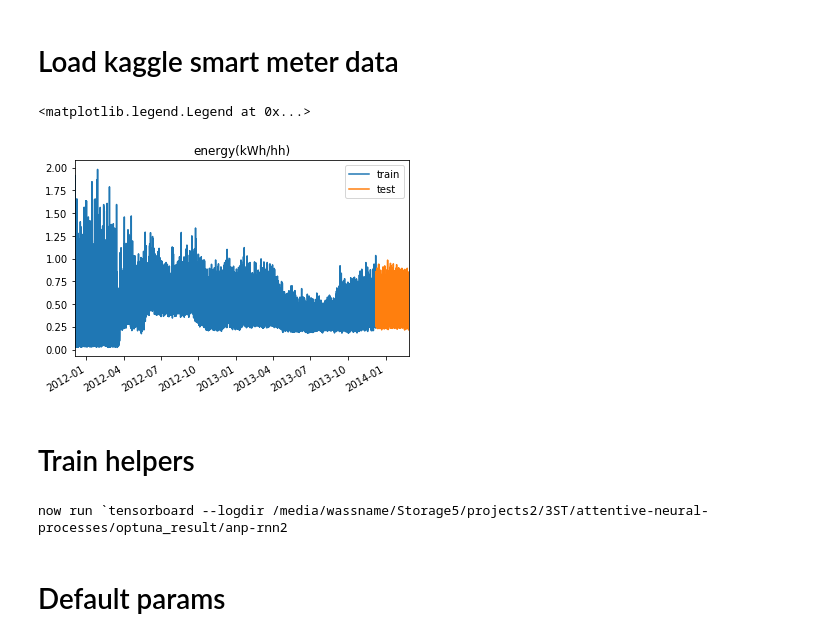
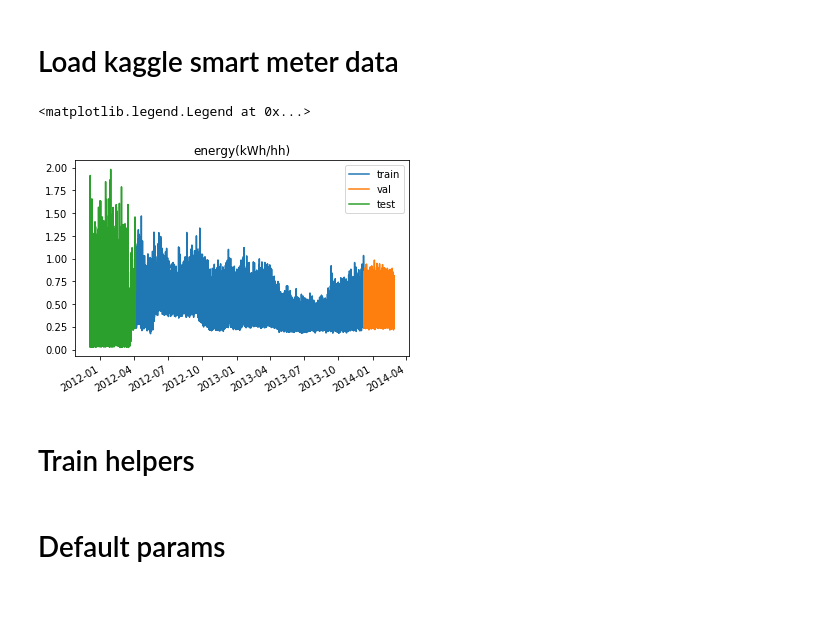
Before and after one commit to wassname/attentive-neural-processes, a Jupyter notebook: smartmeters-ANP-RNN.ipynb, the cells around one changed output. Cells and saved outputs as stored; diff of their text form; code cells hidden in the pictures; blank space fills up the shorter version.

```diff
--- a/smartmeters-ANP-RNN.ipynb
+++ b/smartmeters-ANP-RNN.ipynb
@@ -59,25 +61,16 @@ use_logy=False
 # %% [markdown]
 # Load kaggle smart meter data
 # %%
-df_train, df_test = get_smartmeter_df()
+df_train, df_val, df_test = get_smartmeter_df()
 # %%
 # Show split
 df_train['energy(kWh/hh)'].plot(label='train')
+df_val['energy(kWh/hh)'].plot(label='val')
 df_test['energy(kWh/hh)'].plot(label='test')
 plt.title('energy(kWh/hh)')
 plt.legend()
 # %% [output]
 <matplotlib.legend.Legend at 0x...>
-[figure, old version]
+[figure, new version]
 # %% [markdown]
 # Train helpers
-# %%
-PERCENT_TEST_EXAMPLES = 0.5
-# EPOCHS = 5
-DIR = Path(os.getcwd())
-MODEL_DIR = DIR/ 'optuna_result'/ 'anp-rnn2'
-name = 'anp-rnn2' # study name
-MODEL_DIR.mkdir(parents=True, exist_ok=True)
-print(f"now run `tensorboard --logdir {MODEL_DIR}")
-# %% [output]
-now run `tensorboard --logdir /media/wassname/Storage5/projects2/3ST/attentive-neural-processes/optuna_result/anp-rnn2
```
Also changed, not shown: parts of 15 cells of this notebook, 10 other files.
